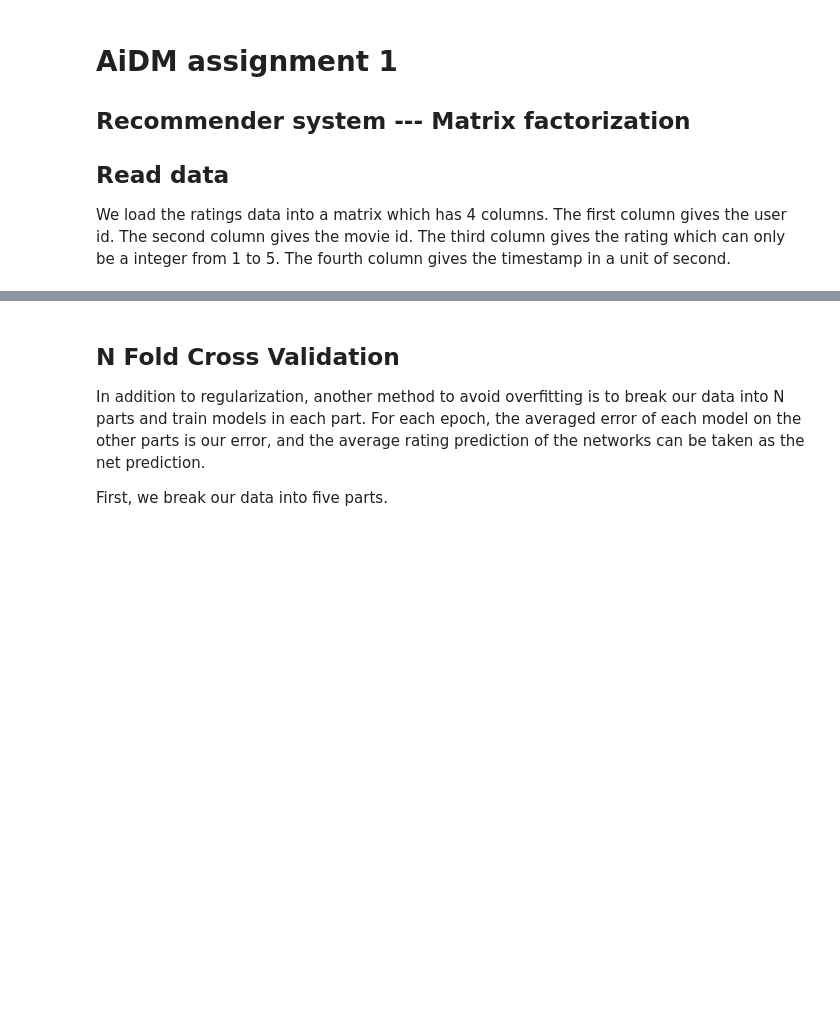
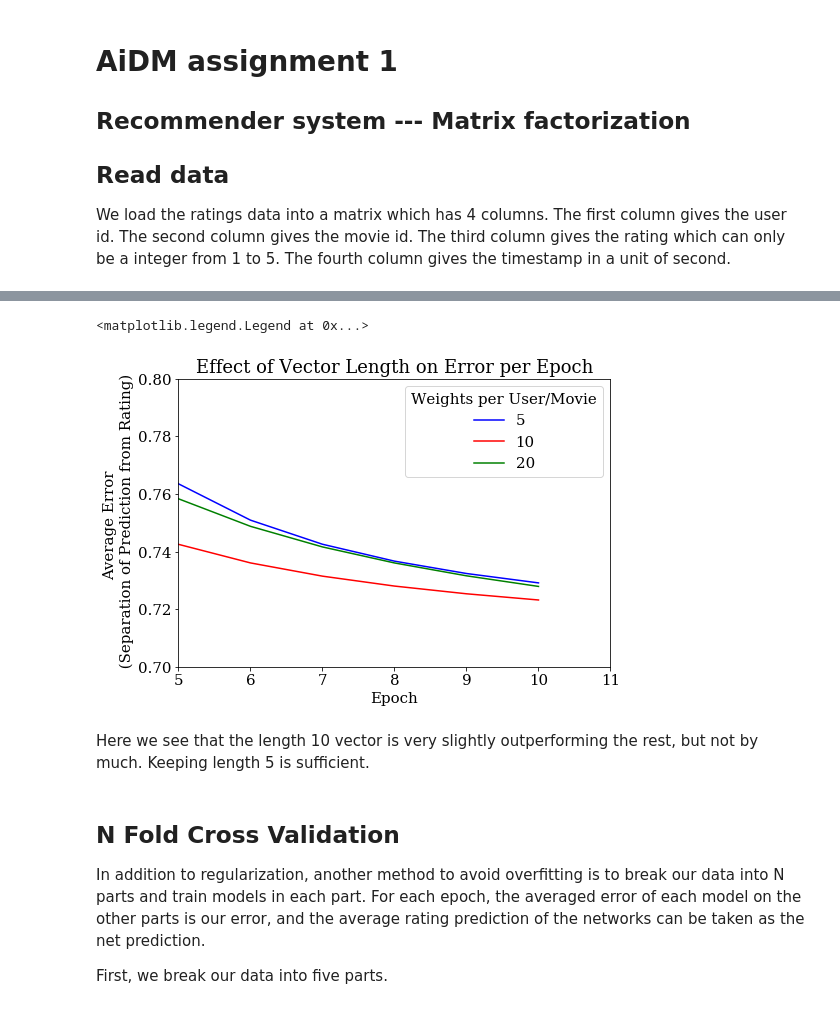
Before and after one commit to MengYao-astro/AIDM_1, a Jupyter notebook: Matrix_factorization .ipynb, the cells around one changed output, grey strips where cells are left out. Drawn from its saved outputs; the diff is of its cells as text; code cells hidden in the pictures; blank space fills up the shorter version.

```diff
--- a/Matrix_factorization .ipynb
+++ b/Matrix_factorization .ipynb
@@ -103,3 +169,20 @@ NEXT STEPS: Retrain with 5, 10, 20 and plot as percent accuracy on test set (wit
+# %%
+fig=plt.figure()
+ax=fig.add_axes([0,0,1,1])
+ax.set_xlim(5,11)
+ax.set_ylim(0.7,0.8)
+test5, = ax.plot(range(1, epochs+1), avg_error_train, color = 'blue', label = '5')
+test10, = ax.plot(range(1, epochs+1), err_train10, color = 'red', label = '10')
+test20, = ax.plot(range(1, epochs+1), err_train20, color = 'green', label = '20')
+ax.set_title('Effect of Vector Length on Error per Epoch')
+ax.set_xlabel('Epoch')
+ax.set_ylabel('Average Error \n (Separation of Prediction from Rating)')
+plt.legend(handles=[test5, test10, test20], loc=1, title='Weights per User/Movie')
+# %% [output]
+<matplotlib.legend.Legend at 0x...>
+[figure, added]
+# %% [markdown]
+Here we see that the length 10 vector is very slightly outperforming the rest, but not by much. Keeping length 5 is sufficient.
 # %% [markdown]
 ## N Fold Cross Validation
 In addition to regularization, another method to avoid overfitting is to break our data into N parts and train models in each part. For each epoch, the averaged error of each model on the other parts is our error, and the average rating prediction of the networks can be taken as the net prediction.
```
Also changed, not shown: parts of 19 cells of this notebook.
